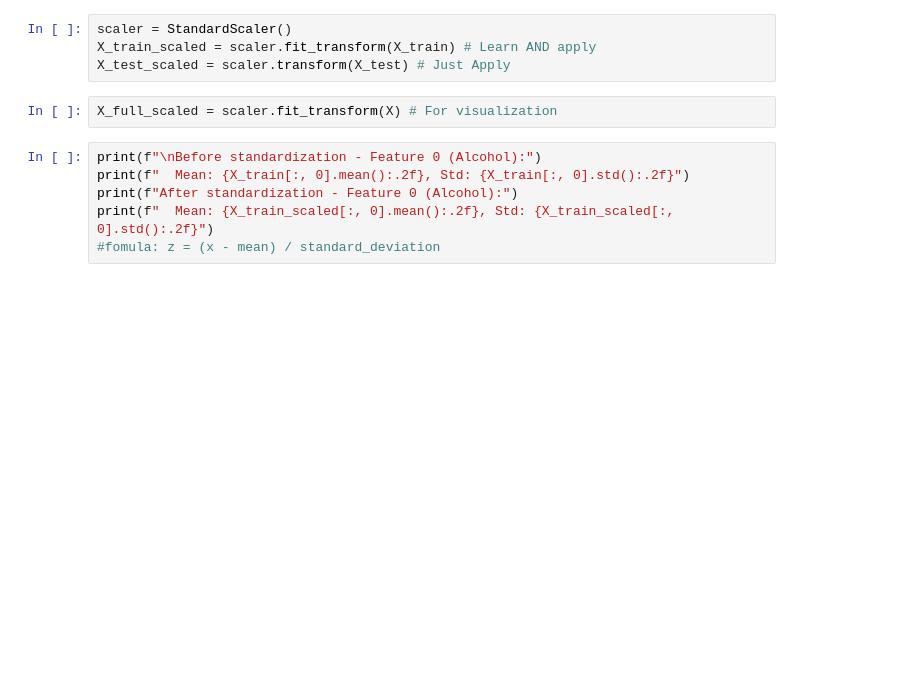
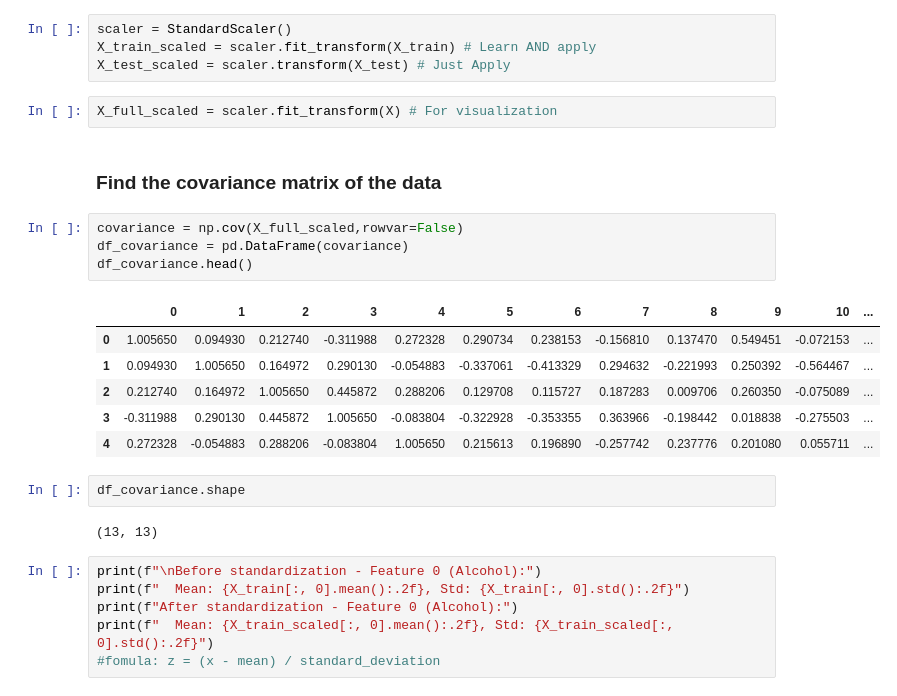
Before and after one commit to FivePesos/Ai-Math-and-Deep-Learning, a Jupyter notebook: Projects/Principal Component Analysis .ipynb, the cells around one changed output. Cells and saved outputs as stored; diff of their text form; blank space fills up the shorter version.

Commit message:
Added Covariance Matrix

```diff
--- a/Projects/Principal Component Analysis .ipynb
+++ b/Projects/Principal Component Analysis .ipynb
@@ -62,6 +64,23 @@ X_train_scaled = scaler.fit_transform(X_train) # Learn AND apply
 X_test_scaled = scaler.transform(X_test) # Just Apply
 # %%
 X_full_scaled = scaler.fit_transform(X) # For visualization
+# %% [markdown]
+### Find the covariance matrix of the data
+# %%
+covariance = np.cov(X_full_scaled,rowvar=False)
+df_covariance = pd.DataFrame(covariance)
+df_covariance.head()
+# %% [output]
+|  | 0 | 1 | 2 | 3 | 4 | 5 | 6 | 7 | 8 | 9 | 10 | ... |
+| 0 | 1.005650 | 0.094930 | 0.212740 | -0.311988 | 0.272328 | 0.290734 | 0.238153 | -0.156810 | 0.137470 | 0.549451 | -0.072153 | ... |
+| 1 | 0.094930 | 1.005650 | 0.164972 | 0.290130 | -0.054883 | -0.337061 | -0.413329 | 0.294632 | -0.221993 | 0.250392 | -0.564467 | ... |
+| 2 | 0.212740 | 0.164972 | 1.005650 | 0.445872 | 0.288206 | 0.129708 | 0.115727 | 0.187283 | 0.009706 | 0.260350 | -0.075089 | ... |
+| 3 | -0.311988 | 0.290130 | 0.445872 | 1.005650 | -0.083804 | -0.322928 | -0.353355 | 0.363966 | -0.198442 | 0.018838 | -0.275503 | ... |
+| 4 | 0.272328 | -0.054883 | 0.288206 | -0.083804 | 1.005650 | 0.215613 | 0.196890 | -0.257742 | 0.237776 | 0.201080 | 0.055711 | ... |
+# %%
+df_covariance.shape
+# %% [output]
+(13, 13)
 # %%
 print(f"\nBefore standardization - Feature 0 (Alcohol):")
 print(f"  Mean: {X_train[:, 0].mean():.2f}, Std: {X_train[:, 0].std():.2f}")
```
Also changed, not shown: parts of 4 cells of this notebook.
